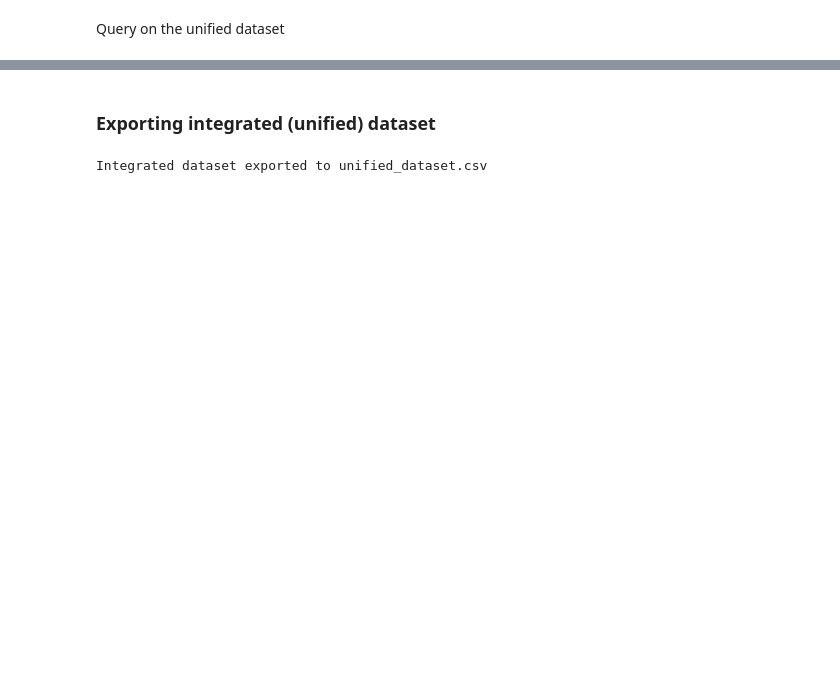
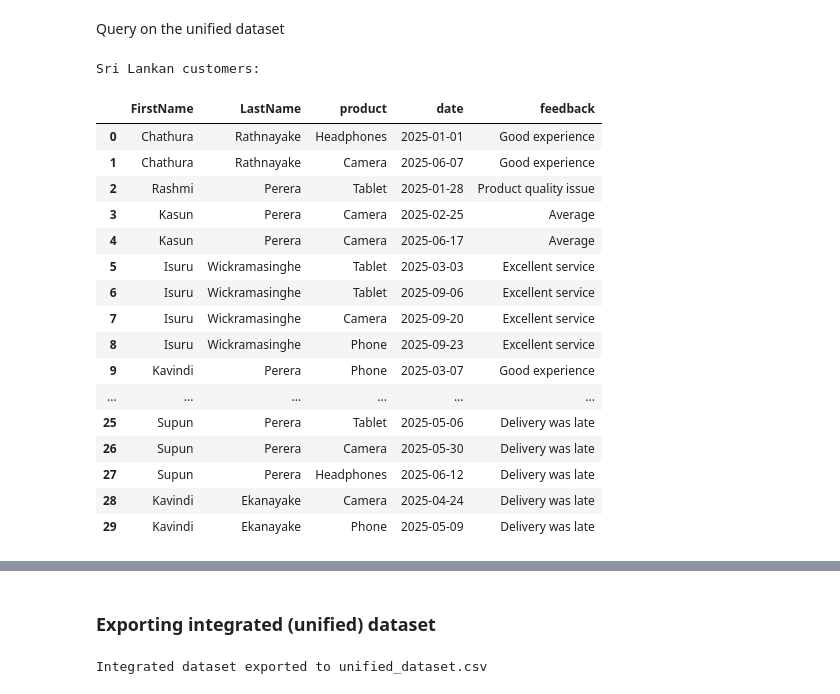
Before and after one commit to susara-ouchi/DA-2013---Scripts, a Jupyter notebook: Week 07/data_sources.ipynb, the cells around one changed output, grey strips where cells are left out. Drawn from its saved outputs; the diff is of its cells as text; code cells hidden in the pictures; blank space fills up the shorter version.

```diff
--- a/Week 07/data_sources.ipynb
+++ b/Week 07/data_sources.ipynb
@@ -166,2 +177,29 @@ df_merged
 # %% [markdown]
 Query on the unified dataset
+# %%
+query1 = """
+SELECT FirstName, LastName, product, date, feedback
+FROM unified_data
+WHERE country= 'Sri Lanka'
+"""
+print("Sri Lankan customers:")
+pd.read_sql_query(query1, conn)
+# %% [output]
+Sri Lankan customers:
+|  | FirstName | LastName | product | date | feedback |
+| 0 | Chathura | Rathnayake | Headphones | 2025-01-01 | Good experience |
+| 1 | Chathura | Rathnayake | Camera | 2025-06-07 | Good experience |
+| 2 | Rashmi | Perera | Tablet | 2025-01-28 | Product quality issue |
+| 3 | Kasun | Perera | Camera | 2025-02-25 | Average |
+| 4 | Kasun | Perera | Camera | 2025-06-17 | Average |
+| 5 | Isuru | Wickramasinghe | Tablet | 2025-03-03 | Excellent service |
+| 6 | Isuru | Wickramasinghe | Tablet | 2025-09-06 | Excellent service |
+| 7 | Isuru | Wickramasinghe | Camera | 2025-09-20 | Excellent service |
+| 8 | Isuru | Wickramasinghe | Phone | 2025-09-23 | Excellent service |
+| 9 | Kavindi | Perera | Phone | 2025-03-07 | Good experience |
+| ... | ... | ... | ... | ... | ... |
+| 25 | Supun | Perera | Tablet | 2025-05-06 | Delivery was late |
+| 26 | Supun | Perera | Camera | 2025-05-30 | Delivery was late |
+| 27 | Supun | Perera | Headphones | 2025-06-12 | Delivery was late |
+| 28 | Kavindi | Ekanayake | Camera | 2025-04-24 | Delivery was late |
+| 29 | Kavindi | Ekanayake | Phone | 2025-05-09 | Delivery was late |
```
Also changed, not shown: parts of 13 cells of this notebook, 8 other files.
